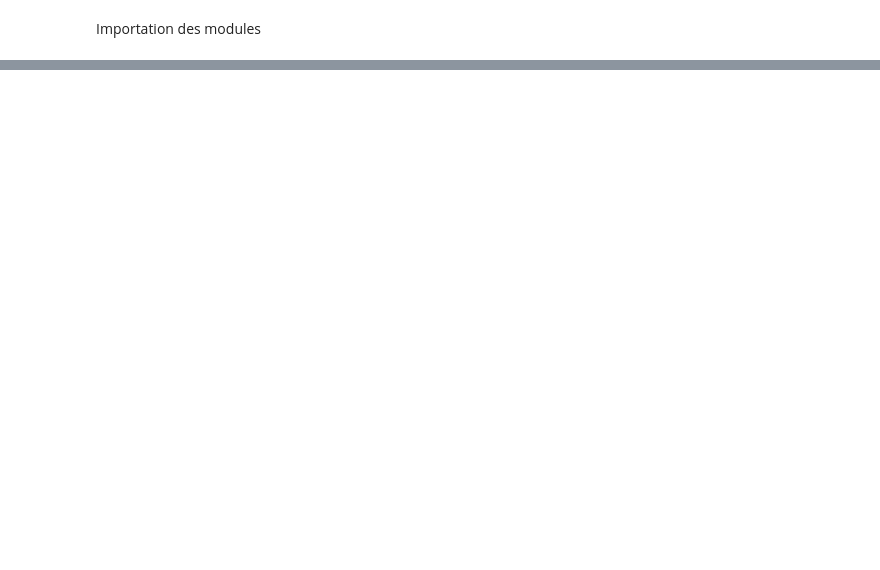
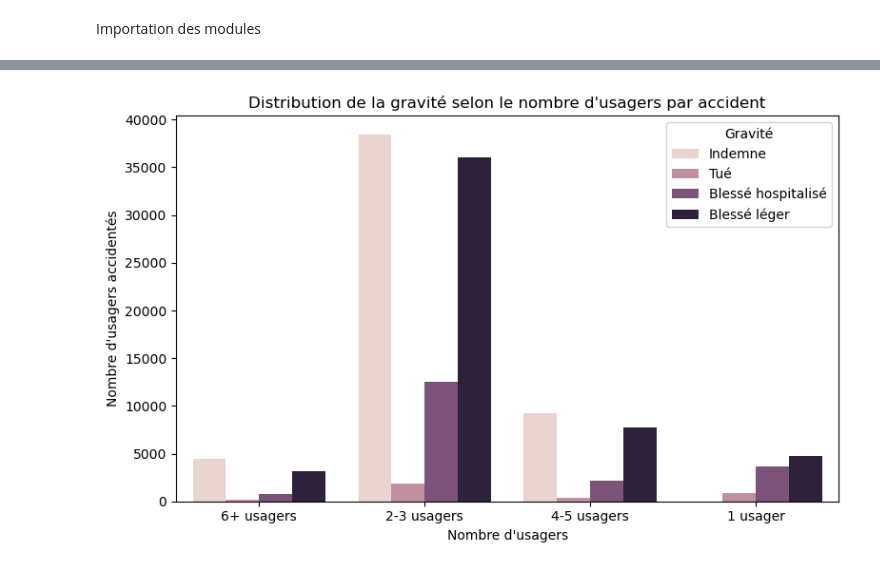
Before and after one commit to Romaric01K/Projet_Tutor-, a Jupyter notebook: Analyse des données.ipynb, the cells around one changed output, grey strips where cells are left out. Drawn from its saved outputs; the diff is of its cells as text; code cells hidden in the pictures; blank space fills up the shorter version.

```diff
--- a/Analyse des données.ipynb
+++ b/Analyse des données.ipynb
@@ -116,0 +39,23 @@ memory usage: 7.4+ MB
+# %%
+def categoriser_nb_usagers(n):
+    if n == 1:
+        return "1 usager"
+    elif n <= 3:
+        return "2-3 usagers"
+    elif n <= 5:
+        return "4-5 usagers"
+    else:
+        return "6+ usagers"
+
+base_finale["cat_nb_usagers"] = base_finale["nb_usagers"].apply(categoriser_nb_usagers)
+# %%
+plt.figure(figsize=(8, 5))
+sns.countplot(data=base_finale, x="cat_nb_usagers", hue="grav")
+plt.title("Distribution de la gravité selon le nombre d'usagers par accident")
+plt.xlabel("Nombre d'usagers")
+plt.ylabel("Nombre d'usagers accidentés")
+plt.legend(title="Gravité", labels=["Indemne", "Tué", "Blessé hospitalisé", "Blessé léger"])
+plt.tight_layout()
+plt.show()
+# %% [output]
+[figure, added]
```
Also changed, not shown: parts of 25 cells of this notebook, 1 other file.
